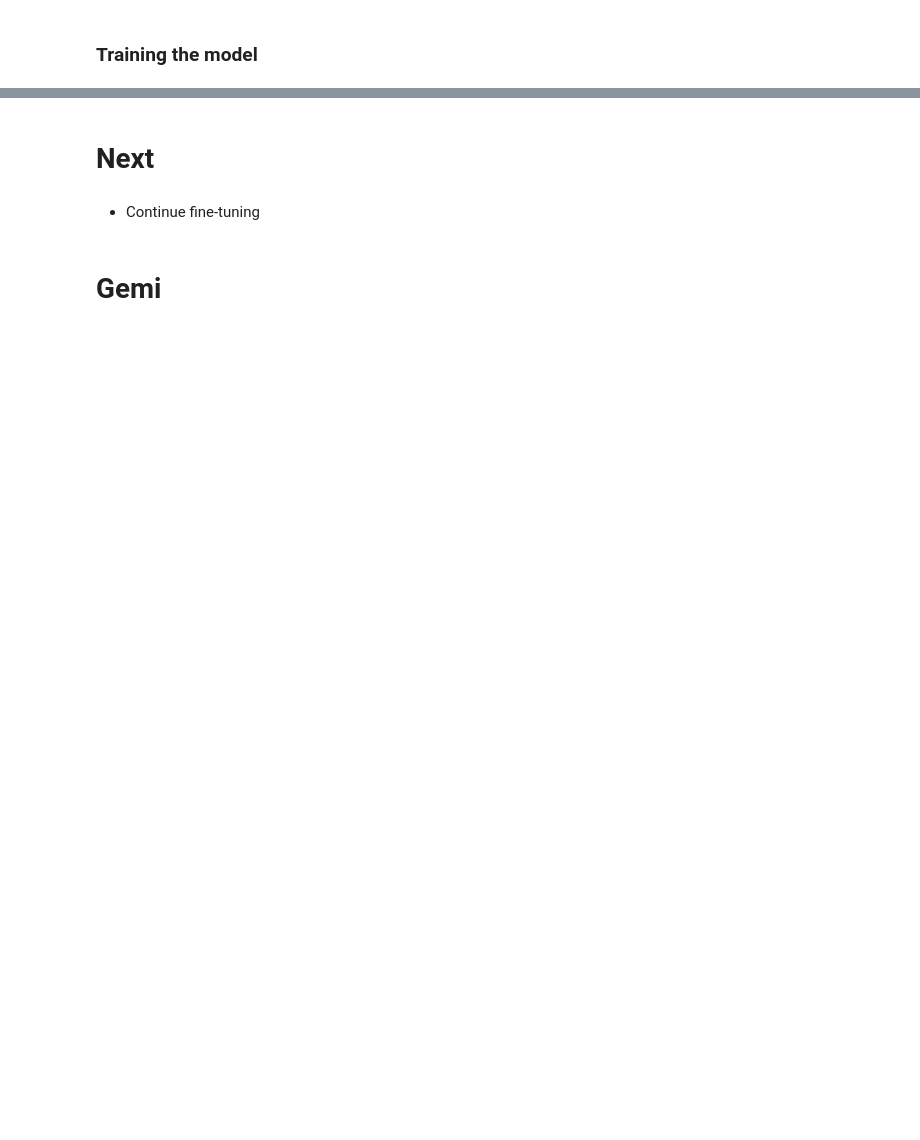
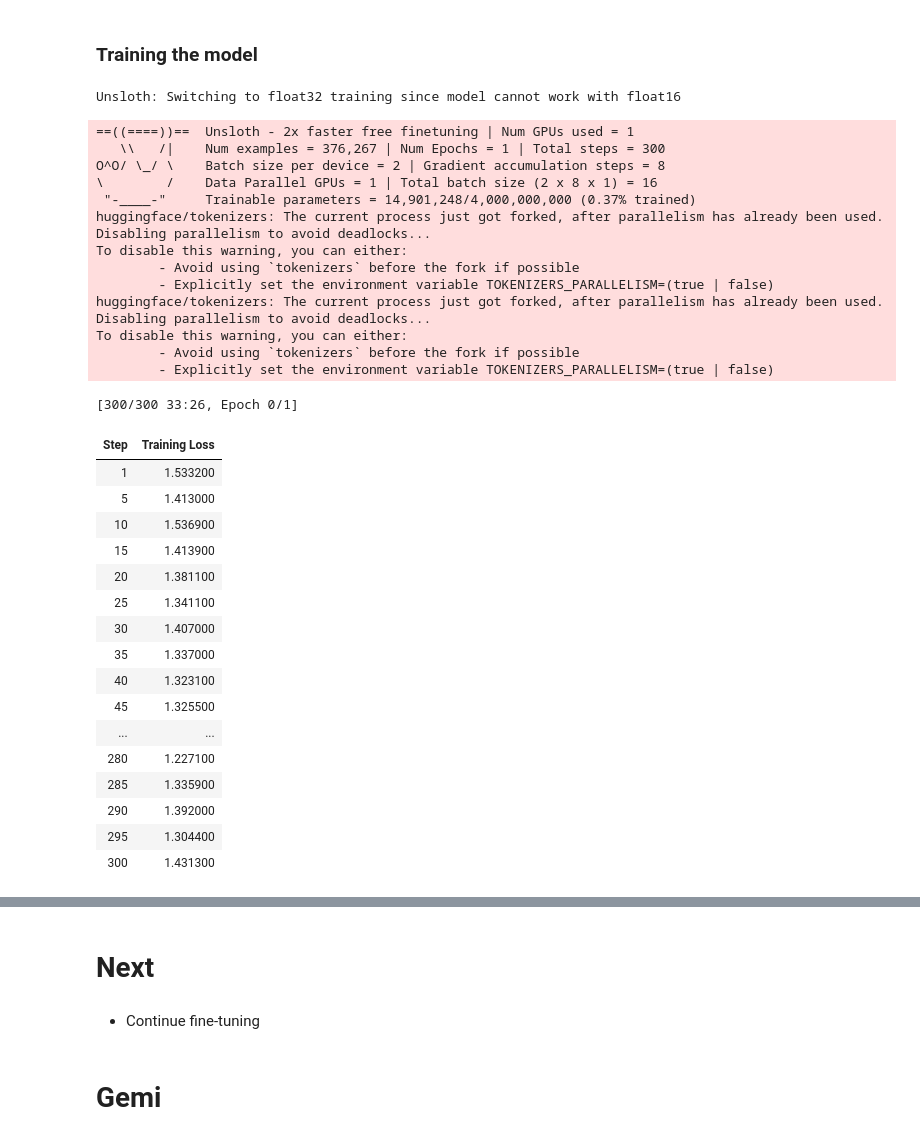
Before and after one commit to MuhammadHelmyOmar/ArabicPIIRedaction, a Jupyter notebook: fine-tuning_SLMs.ipynb, the cells around one changed output, grey strips where cells are left out. Saved outputs shown, nothing was run; the diff lists cells and outputs as text; code cells hidden in the pictures; blank space fills up the shorter version.

```diff
--- a/fine-tuning_SLMs.ipynb
+++ b/fine-tuning_SLMs.ipynb
@@ -342,12 +428,14 @@ model = FastModel.get_peft_model(
     model,
     finetune_vision_layers     = False,
     finetune_language_layers   = True,
-    finetune_attention_modules = False,  # False to be compatible with QLoRA
+    finetune_attention_modules = True,
     finetune_mlp_modules       = True,
 
+    use_4bit_quants = True,
+    # target_modules = ["q_proj", "k_proj", "v_proj", "o_proj", "gate_proj", "up_proj", "down_proj"],
     r = 8,           # Larger = higher accuracy, but might overfit
     lora_alpha = 8,  # Recommended alpha == r at least
-    lora_dropout = 0,
+    lora_dropout = 0.05,
     bias = "none",
     random_state = 101,
     use_gradient_checkpointing = "unsloth" # reduce memory usage by an extra 30% and support extremely long context finetunes
@@ -361,7 +451,13 @@ dataset = Dataset.from_pandas(train_data)
 
 # Tokenize the dataset
 def tokenize_function(examples):
-    return tokenizer(examples["text"], truncation=True, max_length=2048)
+    return tokenizer(
+        examples["text"],
+        # padding = "max_length",       # Prevent dimension mismatch
+        truncation = True,
+        max_length = 2048,
+        # return_tensors = "pt"
+    )
 
 tokenized_dataset = dataset.map(tokenize_function, batched=True)
 
@@ -379,27 +475,66 @@ trainer = SFTTrainer(
     dataset_text_field = "text",
     max_seq_length = 2048,
     args = TrainingArguments(
-        output_dir="outputs",                # where to save checkpoints
-        save_strategy="steps",               # save every N steps
-        save_steps=10,                       # adjust as needed
-        save_total_limit=2,                  # keep only last 2 checkpoints
+        output_dir = "outputs",                # where to save checkpoints
+
+        save_strategy = "steps",               # save every N steps
+        save_steps = 50,                       # adjust as needed
+        save_total_limit = 2,                  # keep only last 2 checkpoints
+        logging_first_step = True,
+
         per_device_train_batch_size = 1,
         gradient_accumulation_steps = 8,
-        warmup_steps = 5,
-        max_steps = 60, # adjust this based on your needs
-        learning_rate = 2e-4,
+
+        warmup_steps = 20,
+        max_steps = 300, # adjust this based on your needs
+        learning_rate = 1e-4,
+        lr_scheduler_type = "cosine",
+
         fp16 = not torch.cuda.is_bf16_supported(),
         bf16 = torch.cuda.is_bf16_supported(),
-        logging_steps = 1,
         optim = "adamw_8bit",
         weight_decay = 0.01,
-        lr_scheduler_type = "linear",
+        dataloader_num_workers = 2,
+        logging_steps = 5,
         seed = 101,
-        dataloader_num_workers = 4
     ),
 )
+# %% [output]
+Unsloth: Switching to float32 training since model cannot work with float16
 # %%
 torch.cuda.empty_cache() # Clear GPU Memory Before Training
-# %%
-model.to(torch.float32)
-trainer.train()
+# %%
+# os.environ["WANDB_MODE"] = "disabled"
+trainer_stats = trainer.train()
+# %% [output]
+==((====))==  Unsloth - 2x faster free finetuning | Num GPUs used = 1
+   \\   /|    Num examples = 376,267 | Num Epochs = 1 | Total steps = 300
+O^O/ \_/ \    Batch size per device = 2 | Gradient accumulation steps = 8
+\        /    Data Parallel GPUs = 1 | Total batch size (2 x 8 x 1) = 16
+ "-____-"     Trainable parameters = 14,901,248/4,000,000,000 (0.37% trained)
+huggingface/tokenizers: The current process just got forked, after parallelism has already been used. Disabling parallelism to avoid deadlocks...
+To disable this warning, you can either:
+        - Avoid using `tokenizers` before the fork if possible
+        - Explicitly set the environment variable TOKENIZERS_PARALLELISM=(true | false)
+huggingface/tokenizers: The current process just got forked, after parallelism has already been used. Disabling parallelism to avoid deadlocks...
+To disable this warning, you can either:
+        - Avoid using `tokenizers` before the fork if possible
+        - Explicitly set the environment variable TOKENIZERS_PARALLELISM=(true | false)
+[300/300 33:26, Epoch 0/1]
+| Step | Training Loss |
+| 1 | 1.533200 |
+| 5 | 1.413000 |
+| 10 | 1.536900 |
+| 15 | 1.413900 |
+| 20 | 1.381100 |
+| 25 | 1.341100 |
+| 30 | 1.407000 |
+| 35 | 1.337000 |
+| 40 | 1.323100 |
+| 45 | 1.325500 |
+| ... | ... |
+| 280 | 1.227100 |
+| 285 | 1.335900 |
+| 290 | 1.392000 |
+| 295 | 1.304400 |
+| 300 | 1.431300 |
```
Also changed, not shown: parts of 13 cells of this notebook.
